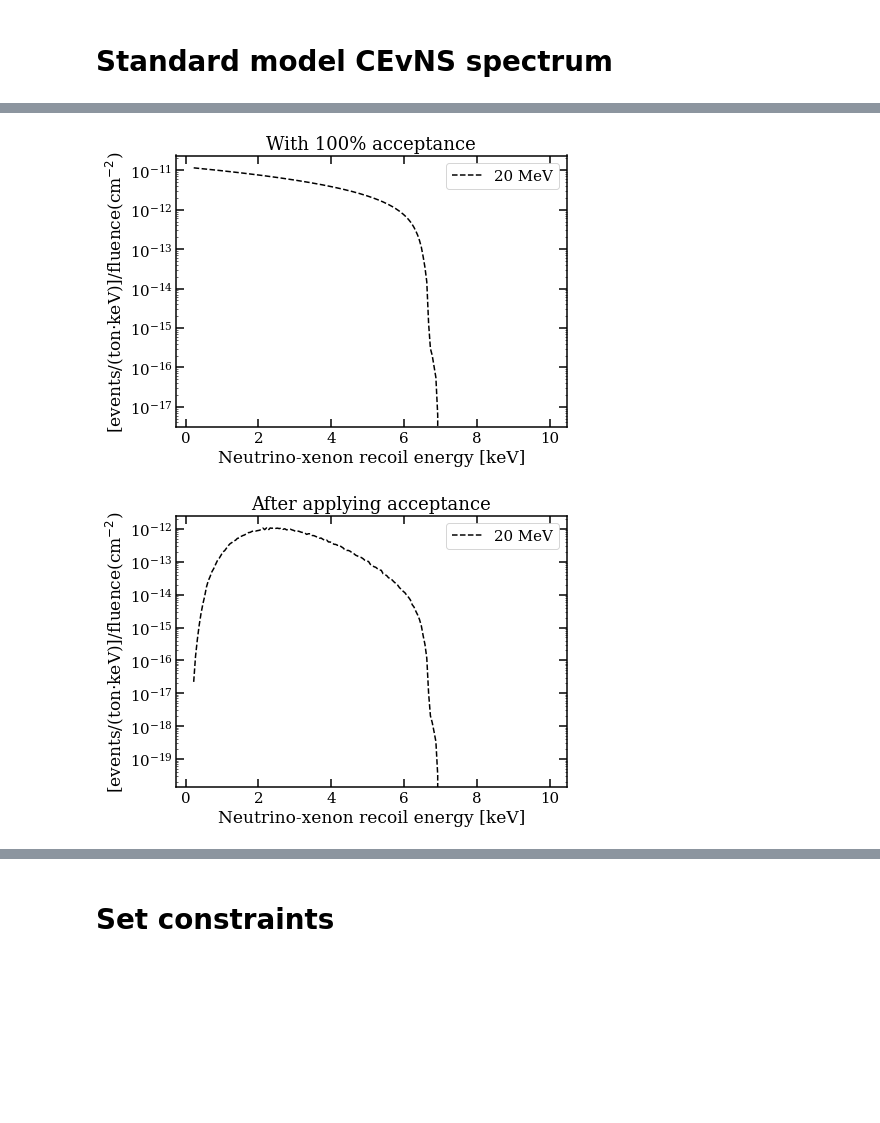
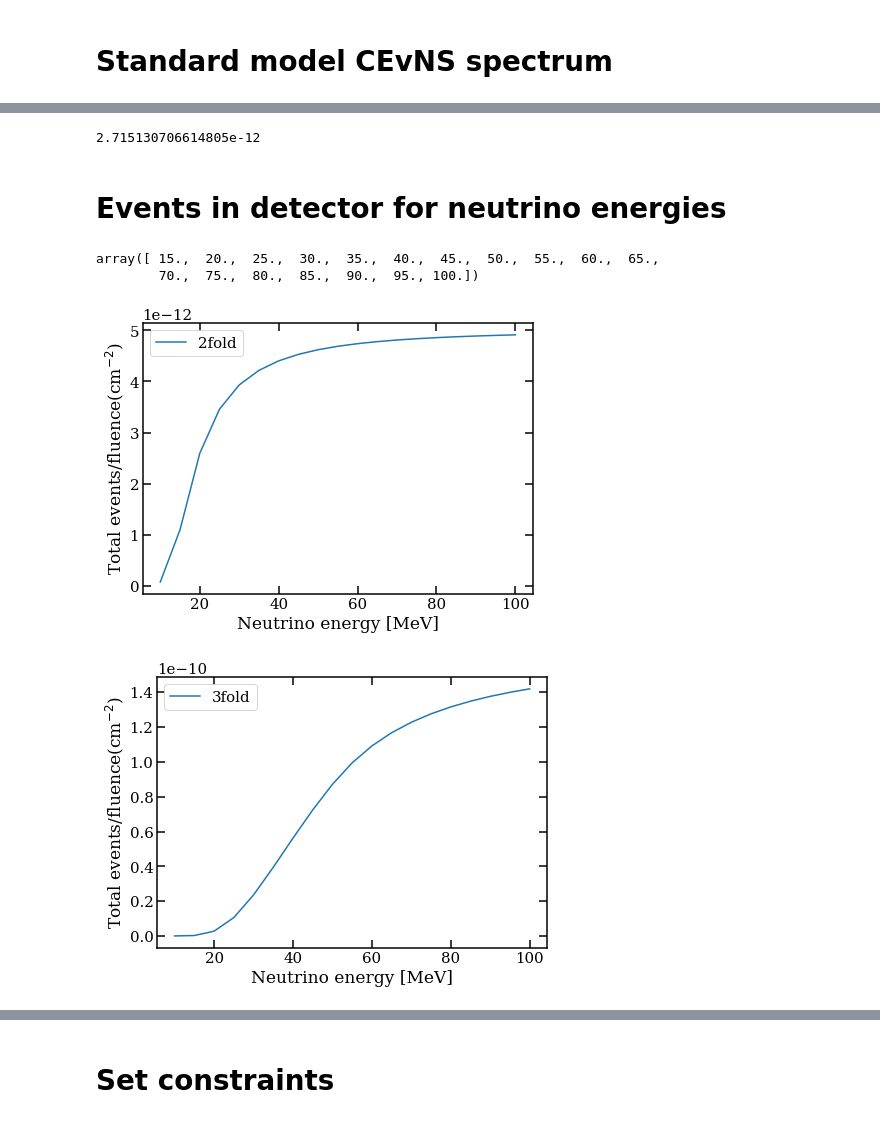
Before and after one commit to XENON1T/Gravitational-Waves, a Jupyter notebook: CEvNS+Neutrino+limit.ipynb, the cells around one changed output, grey strips where cells are left out. Cells and saved outputs as stored; diff of their text form; code cells hidden in the pictures; blank space fills up the shorter version.

```diff
--- a/CEvNS+Neutrino+limit.ipynb
+++ b/CEvNS+Neutrino+limit.ipynb
@@ -238 +269,6 @@ NaturalXe = [TARGET(ATOM_TABLE["Xe124"], pure = False),
+# %%
+acc_data = pd.read_csv('s2only_efficiency.csv')
+accept = acc_data['Efficiency']*0.7 #because 30% of data is used for training
+energy_S2only = acc_data['Energy'] * keV
+accept_S2only = interp1d(energy_S2only, accept, bounds_error=False, fill_value=0, kind='linear')
 # %%
@@ -258,16 +454,52 @@ tot_rate = np.array([sum([xe.dRatedErecoil(x, 20*MeV) for xe in NaturalXe]) for
+# %%
+total_rate = 0
+
+for i in range(0,np.shape(energy_3fold)[0]-1):
+    er=((energy_3fold[i]+energy_3fold[i+1])/2)
+    delta_energy = energy_3fold[i+1] - energy_3fold[i]
+    rate = sum([xe.dRatedErecoil(er, 20*MeV) for xe in NaturalXe]) * accept_3fold_SR1(er)
+    total_rate = total_rate + rate * delta_energy * 1.3 * ton
+total_rate
+# %% [output]
+2.715130706614805e-12
+# %% [markdown]
+# Events in detector for neutrino energies
+# %%
+np.linspace(15, 100, 18)
+# %% [output]
+array([ 15.,  20.,  25.,  30.,  35.,  40.,  45.,  50.,  55.,  60.,  65.,
+        70.,  75.,  80.,  85.,  90.,  95., 100.])
+# %%
+Neutrino_Energy = np.linspace(10, 100, 19)*MeV
+
+def calc_rate_Ev(energy, accept, fm):
+    total_rate_Ev = []
+    for Ev in Neutrino_Energy:
+        total_rate = 0
+        for i in range(0,np.shape(energy)[0]-1):
+            er = (energy[i]+energy[i+1])/2
+            delta_energy = energy[i+1] - energy[i]
+            rate = sum([xe.dRatedErecoil(er, Ev) for xe in NaturalXe]) * accept(er)
+            total_rate = total_rate + rate * delta_energy * fm * ton
+        total_rate_Ev.append(total_rate)
+    return(np.array(total_rate_Ev))
+# %%
+fm_3fold = 1.3
+fm_2fold = 1.04
+fm_S2only = 2.004 #used in https://github.com/XENON1T/s2only/blob/master/analyses/total_efficiency.ipynb to calculate exposure
 # %%
 fig, ax = plt.subplots(1, 1, figsize=(7,5))
-ax.semilogy(er / keV, tot_rate / (keV**(-1) * ton**(-1)), 'k--', label="20 MeV")
+plt.plot(Neutrino_Energy/MeV, calc_rate_Ev(energy_2fold, accept_2fold, fm_2fold), label="2fold")
 
-ax.legend()
-ax.set_title("With 100% acceptance")
+#ax.legend()
+#ax.set_title(r"(Total events/flux ")
 #ax.set_ylim([1e-2, 1e2])
 #ax.set_xlim([0, 5])
-ax.set_xlabel("Neutrino-xenon recoil energy [keV]")
-ax.set_ylabel(r"[events/(ton$\cdot$keV)]/fluence(cm$^{-2}$)")
+ax.set_xlabel("Neutrino energy [MeV]")
+ax.set_ylabel(r"Total events/fluence(cm$^{-2}$)")
 ax.yaxis.set_ticks_position('both')
 ax.xaxis.set_ticks_position('both')
-
+plt.legend()
 plt.show()
 # %% [output]
-[figure, old version]
+[figure, new version]
@@ -276,16 +506,16 @@ tot_rate = np.array([sum([xe.dRatedErecoil(x, 20*MeV) for xe in NaturalXe]) * ac
 # %%
 fig, ax = plt.subplots(1, 1, figsize=(7,5))
-ax.semilogy(er / keV, tot_rate / (keV**(-1) * ton**(-1)), 'k--', label="20 MeV")
+plt.plot(Neutrino_Energy/MeV, calc_rate_Ev(energy_3fold, accept_3fold_SR1, fm_3fold), label="3fold")
 
-ax.legend()
-ax.set_title(r"After applying acceptance")
+#ax.legend()
+#ax.set_title(r"(Total events/flux ")
 #ax.set_ylim([1e-2, 1e2])
 #ax.set_xlim([0, 5])
-ax.set_xlabel("Neutrino-xenon recoil energy [keV]")
-ax.set_ylabel(r"[events/(ton$\cdot$keV)]/fluence(cm$^{-2}$)")
+ax.set_xlabel("Neutrino energy [MeV]")
+ax.set_ylabel(r"Total events/fluence(cm$^{-2}$)")
 ax.yaxis.set_ticks_position('both')
 ax.xaxis.set_ticks_position('both')
-
+plt.legend()
 plt.show()
 # %% [output]
-[figure, old version]
+[figure, new version]
```
Also changed, not shown: parts of 58 cells of this notebook.
